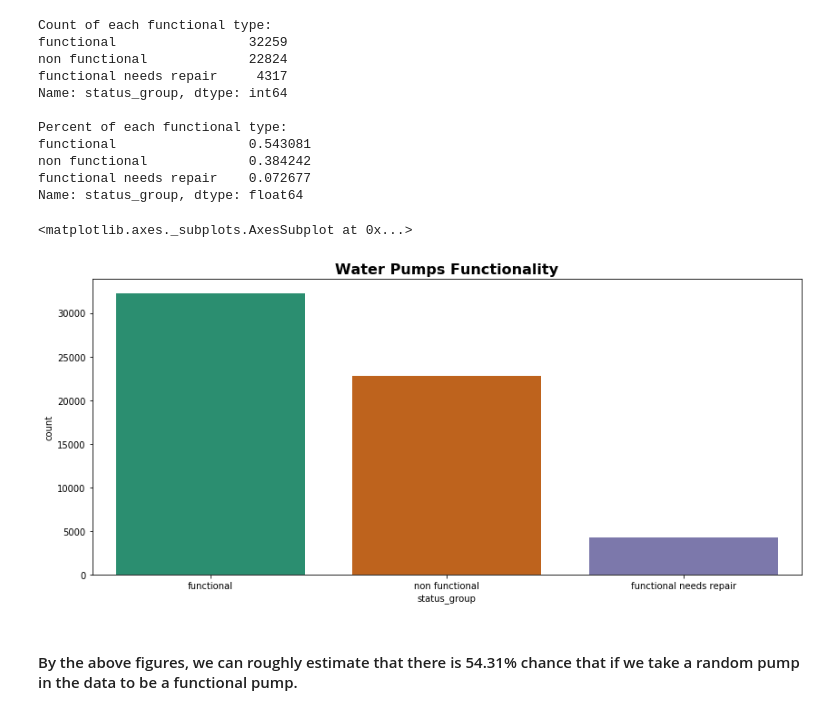
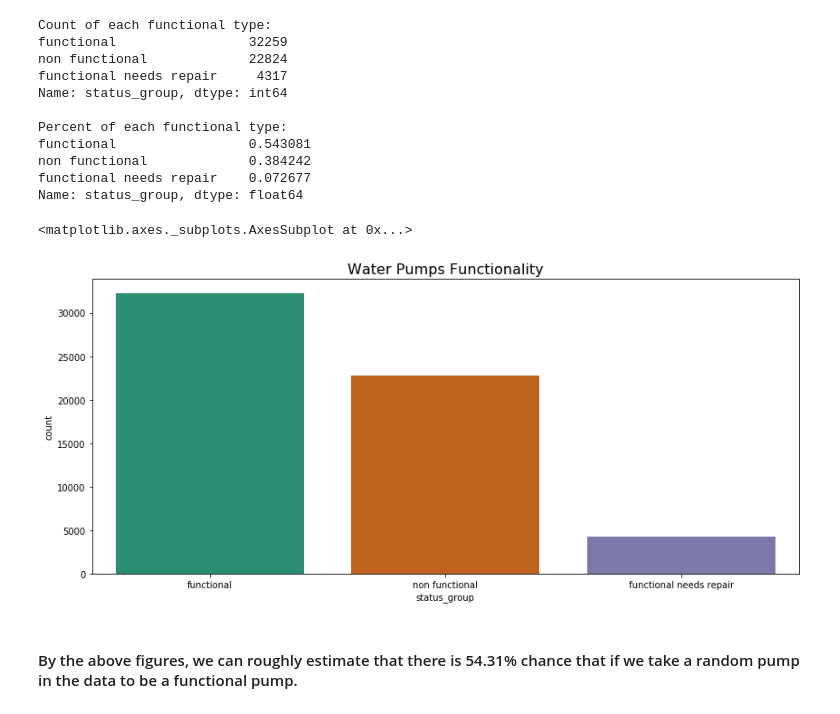
Before and after one commit to atalebizadeh/DS-Career-Track, a Jupyter notebook: Capstone Project 1/Water Pumps/Water Pumps - Final EDA.ipynb, the cells around one changed output. Cells and saved outputs as stored; diff of their text form; code cells hidden in the pictures.

```diff
--- a/Capstone Project 1/Water Pumps/Water Pumps - Final EDA.ipynb
+++ b/Capstone Project 1/Water Pumps/Water Pumps - Final EDA.ipynb
@@ -86,11 +110,11 @@ functional needs repair    0.072677
 Name: status_group, dtype: float64
 # %%
 plt.figure(figsize=(14,6))
-plt.title("Water Pumps Functionality",fontsize=16, fontweight='bold')
+plt.title("Water Pumps Functionality",fontsize=16)
 sns.countplot(x=df['status_group'], data=df, palette='Dark2')
 # %% [output]
 <matplotlib.axes._subplots.AxesSubplot at 0x...>
-[figure, old version]
+[figure, new version]
 # %% [markdown]
 #### By the above figures, we can roughly estimate that there is 54.31% chance that if we take a random pump in the data to be a functional pump.
 # %%
```
Also changed, not shown: parts of 14 cells of this notebook, 2 other files.
